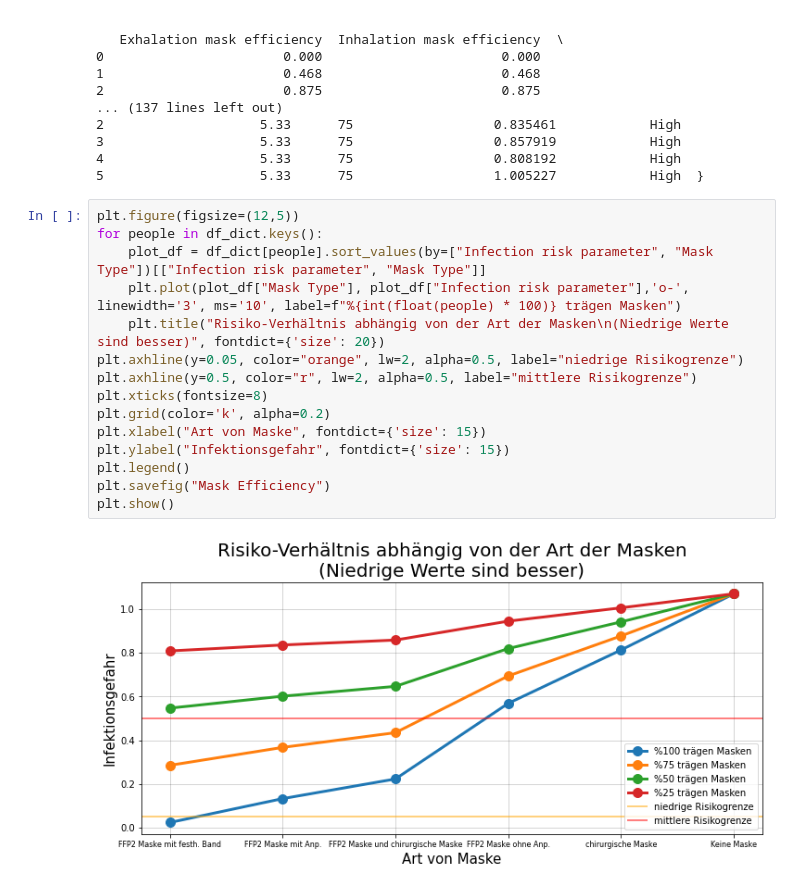
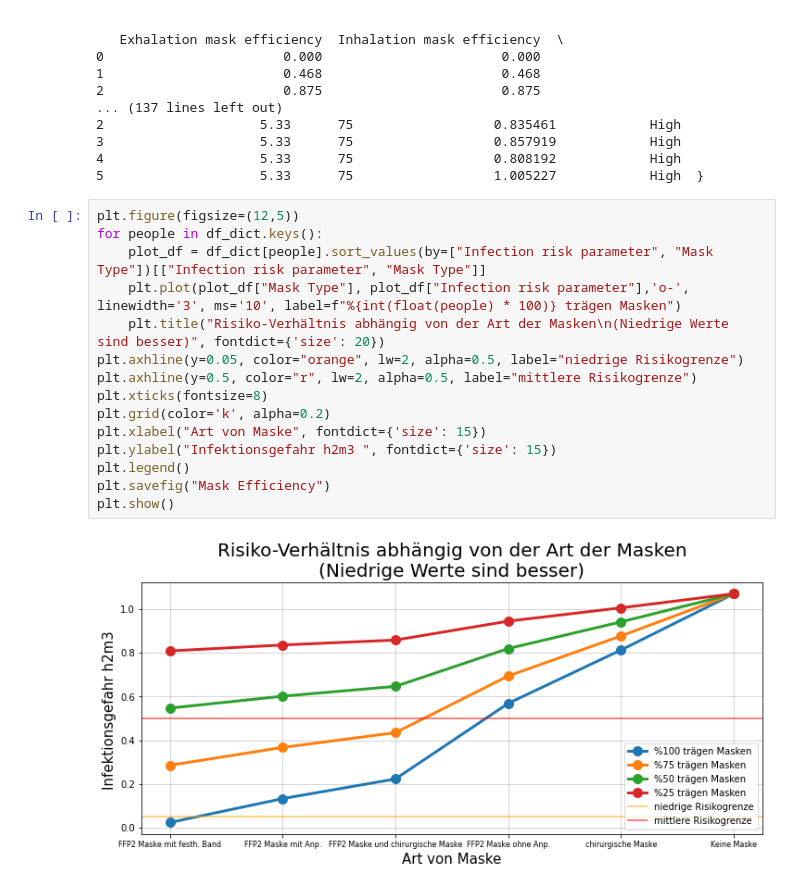
Before and after one commit to TheOguzhan/Jugend-Forscht-Covid, a Jupyter notebook: Mask-Efficiency.ipynb, the cells around one changed output. Saved outputs shown, nothing was run; the diff lists cells and outputs as text.

```diff
--- a/Mask-Efficiency.ipynb
+++ b/Mask-Efficiency.ipynb
@@ -99,17 +99,17 @@ print(df_dict)
 # %%
 plt.figure(figsize=(12,5))
 for people in df_dict.keys():
     plot_df = df_dict[people].sort_values(by=["Infection risk parameter", "Mask Type"])[["Infection risk parameter", "Mask Type"]]
     plt.plot(plot_df["Mask Type"], plot_df["Infection risk parameter"],'o-', linewidth='3', ms='10', label=f"%{int(float(people) * 100)} trägen Masken")
     plt.title("Risiko-Verhältnis abhängig von der Art der Masken\n(Niedrige Werte sind besser)", fontdict={'size': 20})
 plt.axhline(y=0.05, color="orange", lw=2, alpha=0.5, label="niedrige Risikogrenze")
 plt.axhline(y=0.5, color="r", lw=2, alpha=0.5, label="mittlere Risikogrenze")
 plt.xticks(fontsize=8)
 plt.grid(color='k', alpha=0.2)
 plt.xlabel("Art von Maske", fontdict={'size': 15})
-plt.ylabel("Infektionsgefahr", fontdict={'size': 15})
+plt.ylabel("Infektionsgefahr h2m3 ", fontdict={'size': 15})
 plt.legend()
 plt.savefig("Mask Efficiency")
 plt.show()
 # %% [output]
-[figure, old version]
+[figure, new version]
```
Also changed, not shown: 1 other file.
